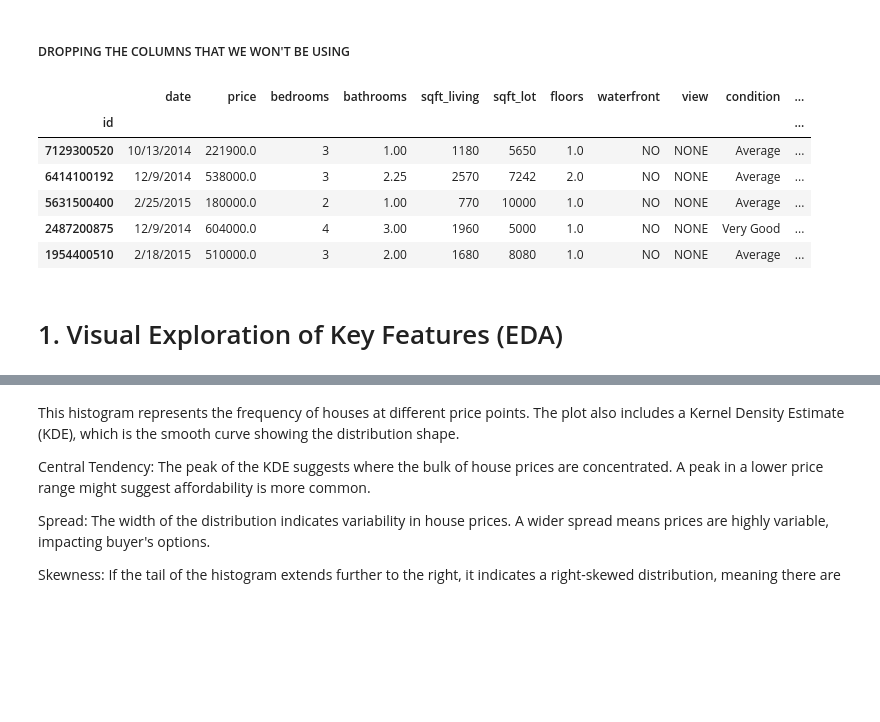
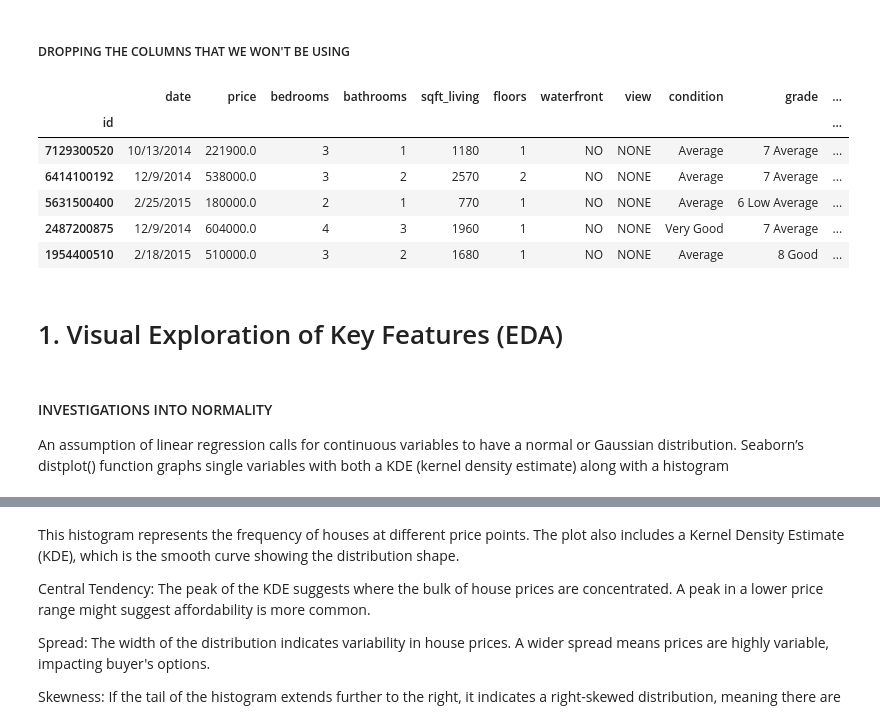
Before and after one commit to Calvin-Omwega/dsc-phase-2-Project, a Jupyter notebook: student.ipynb, the cells around one changed output, grey strips where cells are left out. Cells and saved outputs as stored; diff of their text form; code cells hidden in the pictures; blank space fills up the shorter version.

```diff
--- a/student.ipynb
+++ b/student.ipynb
@@ -347,3 +348,13 @@ dataset.duplicated().sum() == 0
 True
 # %% [markdown]
 There are no duplicated values
+# %%
+def truncate_columns(dataset, columns):
+
+    for column in columns:
+        dataset[column] = dataset[column].apply(lambda x: int(x))
+
+    return dataset
+# %%
+t_dataset= truncate_columns(dataset, ['bedrooms', 'bathrooms', 'floors'])
+t_dataset
@@ -350,21 +376,24 @@ There are no duplicated values
 # %% [markdown]
 ##### DROPPING THE COLUMNS THAT WE WON'T BE USING
 # %%
-dataset = dataset.drop(columns=['sqft_basement', 'zipcode', 'lat', 'long', 'sqft_living15'
-                     ,'sqft_lot15','sqft_above'])
+new_dataset = t_dataset.drop(columns=[ 'sqft_lot','zipcode', 'lat', 'long', 'sqft_living15'
+                     ,'sqft_lot15'])
 # %%
 #the features that we will be working with
-dataset.head()
+new_dataset.head()
 # %% [output]
-|  | date | price | bedrooms | bathrooms | sqft_living | sqft_lot | floors | waterfront | view | condition | ... |
+|  | date | price | bedrooms | bathrooms | sqft_living | floors | waterfront | view | condition | grade | ... |
 | id |  |  |  |  |  |  |  |  |  |  | ... |
-| 7129300520 | 10/13/2014 | 221900.0 | 3 | 1.00 | 1180 | 5650 | 1.0 | NO | NONE | Average | ... |
-| 6414100192 | 12/9/2014 | 538000.0 | 3 | 2.25 | 2570 | 7242 | 2.0 | NO | NONE | Average | ... |
-| 5631500400 | 2/25/2015 | 180000.0 | 2 | 1.00 | 770 | 10000 | 1.0 | NO | NONE | Average | ... |
-| 2487200875 | 12/9/2014 | 604000.0 | 4 | 3.00 | 1960 | 5000 | 1.0 | NO | NONE | Very Good | ... |
-| 1954400510 | 2/18/2015 | 510000.0 | 3 | 2.00 | 1680 | 8080 | 1.0 | NO | NONE | Average | ... |
+| 7129300520 | 10/13/2014 | 221900.0 | 3 | 1 | 1180 | 1 | NO | NONE | Average | 7 Average | ... |
+| 6414100192 | 12/9/2014 | 538000.0 | 3 | 2 | 2570 | 2 | NO | NONE | Average | 7 Average | ... |
+| 5631500400 | 2/25/2015 | 180000.0 | 2 | 1 | 770 | 1 | NO | NONE | Average | 6 Low Average | ... |
+| 2487200875 | 12/9/2014 | 604000.0 | 4 | 3 | 1960 | 1 | NO | NONE | Very Good | 7 Average | ... |
+| 1954400510 | 2/18/2015 | 510000.0 | 3 | 2 | 1680 | 1 | NO | NONE | Average | 8 Good | ... |
 # %% [markdown]
 # 1. Visual Exploration of Key Features (EDA)
+# %% [markdown]
+#### INVESTIGATIONS INTO NORMALITY
+An assumption of linear regression calls for continuous variables to have a normal or Gaussian distribution. Seaborn’s distplot() function graphs single variables with both a KDE (kernel density estimate) along with a histogram
 # %%
 # Price Distribution
 plt.figure(figsize=(12, 6))
```
Also changed, not shown: parts of 29 cells of this notebook.
